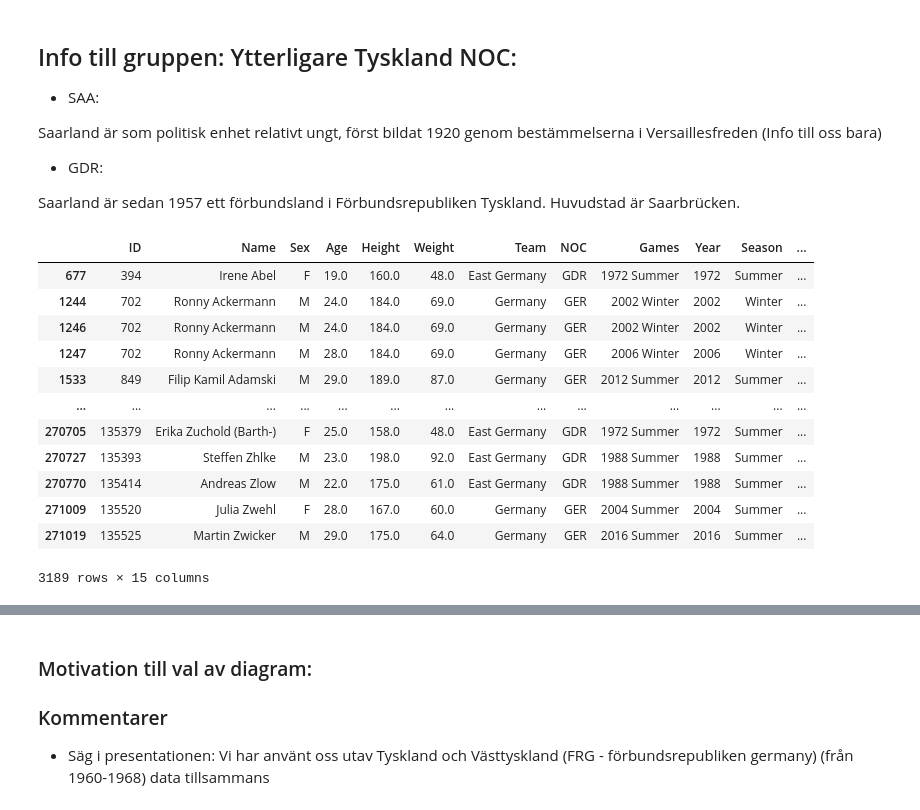
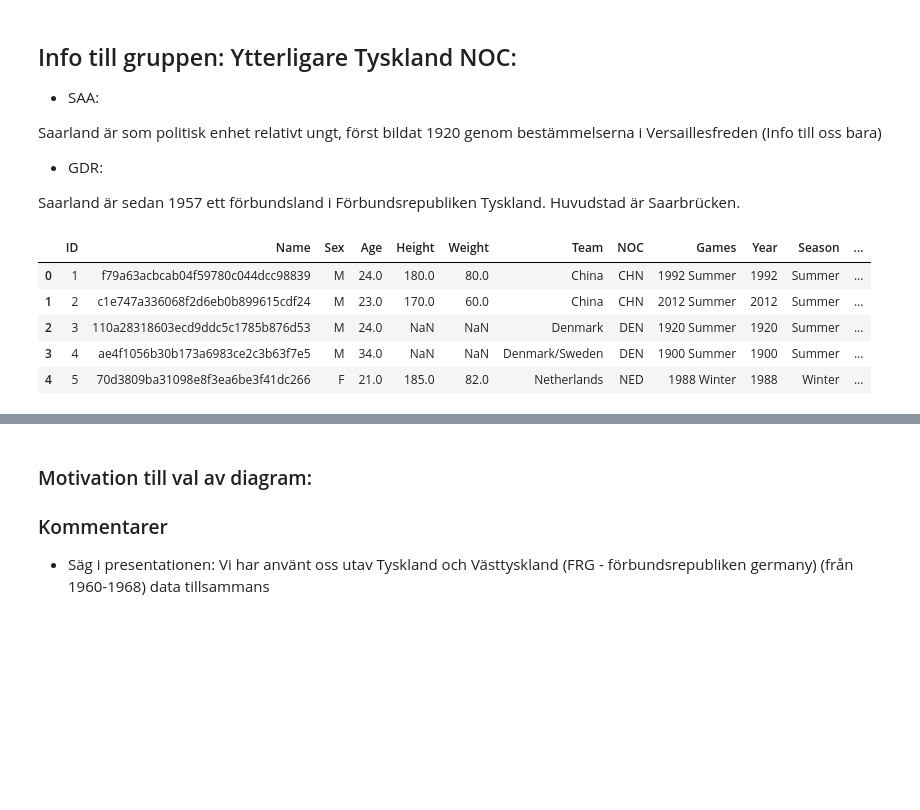
Before and after one commit to Jenniferola/Project-_OS_Germany, a Jupyter notebook: uppgift_01.ipynb, the cells around one changed output, grey strips where cells are left out. Cells and saved outputs as stored; diff of their text form; code cells hidden in the pictures; blank space fills up the shorter version.

```diff
--- a/uppgift_01.ipynb
+++ b/uppgift_01.ipynb
@@ -22,23 +22,32 @@ Saarland är som politisk enhet relativt ungt, först bildat 1920 genom bestämm
 - GDR:
 
 Saarland är sedan 1957 ett förbundsland i Förbundsrepubliken Tyskland. Huvudstad är Saarbrücken.
+# %%
+
+import pandas as pd
+import plotly.express as px
+import hashlib as h1
+
+os_data = pd.read_csv("data/athlete_events.csv")
+
+# Filtrerar ut raderna med Tyskland
+os_data_germany = os_data.query("NOC == 'GER' or NOC == 'FRG'")
 # %%
 data_medals = os_data_germany.dropna() #Droppar alla nan-värden i datasetet
 data_medals
+
+
+dataset = pd.read_csv("data/athlete_events.csv")
+dataset['Name'] = dataset['Name'].astype(str).apply(lambda x: h1.md5(x.encode()).hexdigest())
+
+dataset.head()
 # %% [output]
 |  | ID | Name | Sex | Age | Height | Weight | Team | NOC | Games | Year | Season | ... |
-| 677 | 394 | Irene Abel | F | 19.0 | 160.0 | 48.0 | East Germany | GDR | 1972 Summer | 1972 | Summer | ... |
-| 1244 | 702 | Ronny Ackermann | M | 24.0 | 184.0 | 69.0 | Germany | GER | 2002 Winter | 2002 | Winter | ... |
-| 1246 | 702 | Ronny Ackermann | M | 24.0 | 184.0 | 69.0 | Germany | GER | 2002 Winter | 2002 | Winter | ... |
-| 1247 | 702 | Ronny Ackermann | M | 28.0 | 184.0 | 69.0 | Germany | GER | 2006 Winter | 2006 | Winter | ... |
-| 1533 | 849 | Filip Kamil Adamski | M | 29.0 | 189.0 | 87.0 | Germany | GER | 2012 Summer | 2012 | Summer | ... |
-| ... | ... | ... | ... | ... | ... | ... | ... | ... | ... | ... | ... | ... |
-| 270705 | 135379 | Erika Zuchold (Barth-) | F | 25.0 | 158.0 | 48.0 | East Germany | GDR | 1972 Summer | 1972 | Summer | ... |
-| 270727 | 135393 | Steffen Zhlke | M | 23.0 | 198.0 | 92.0 | East Germany | GDR | 1988 Summer | 1988 | Summer | ... |
-| 270770 | 135414 | Andreas Zlow | M | 22.0 | 175.0 | 61.0 | East Germany | GDR | 1988 Summer | 1988 | Summer | ... |
-| 271009 | 135520 | Julia Zwehl | F | 28.0 | 167.0 | 60.0 | Germany | GER | 2004 Summer | 2004 | Summer | ... |
-| 271019 | 135525 | Martin Zwicker | M | 29.0 | 175.0 | 64.0 | Germany | GER | 2016 Summer | 2016 | Summer | ... |
+| 0 | 1 | f79a63acbcab04f59780c044dcc98839 | M | 24.0 | 180.0 | 80.0 | China | CHN | 1992 Summer | 1992 | Summer | ... |
+| 1 | 2 | c1e747a336068f2d6eb0b899615cdf24 | M | 23.0 | 170.0 | 60.0 | China | CHN | 2012 Summer | 2012 | Summer | ... |
+| 2 | 3 | 110a28318603ecd9ddc5c1785b876d53 | M | 24.0 | NaN | NaN | Denmark | DEN | 1920 Summer | 1920 | Summer | ... |
+| 3 | 4 | ae4f1056b30b173a6983ce2c3b63f7e5 | M | 34.0 | NaN | NaN | Denmark/Sweden | DEN | 1900 Summer | 1900 | Summer | ... |
+| 4 | 5 | 70d3809ba31098e8f3ea6be3f41dc266 | F | 21.0 | 185.0 | 82.0 | Netherlands | NED | 1988 Winter | 1988 | Winter | ... |
-3189 rows × 15 columns
 # %%
 #Visar de unika sporterna för Tyskland och antalet medaljer per sport
 sport_data_medals = data_medals["Sport"].value_counts() #.head(10) för top 10
```
Also changed, not shown: parts of 3 cells of this notebook, 2 other files.
